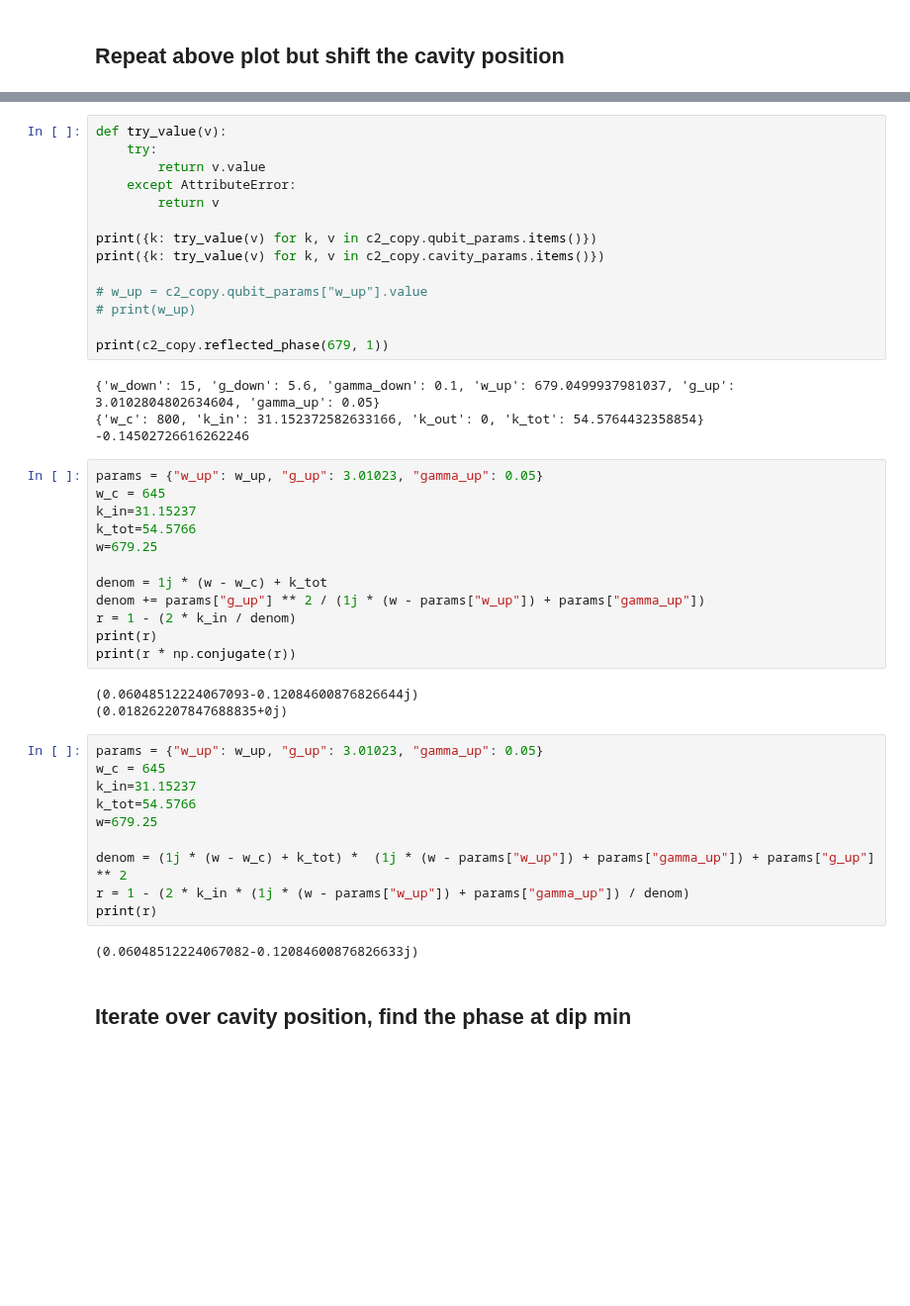
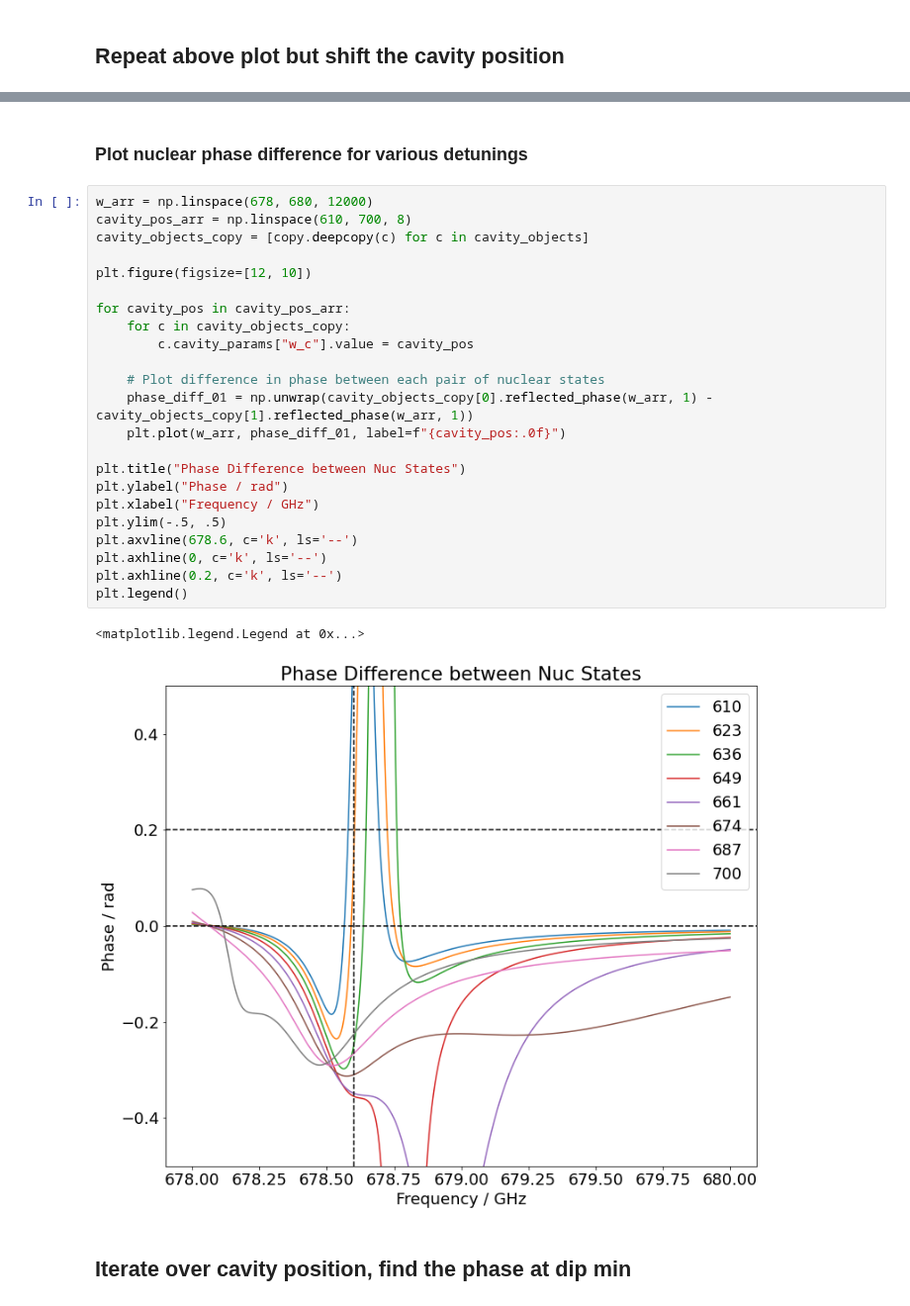
Before and after one commit to huanyanqi/siv-cqed-model, a Jupyter notebook: notebooks/20210907_DiosBLBb02_test_detuning.ipynb, the cells around one changed output, grey strips where cells are left out. Shown at 99% size. Cells and saved outputs as stored; diff of their text form; blank space fills up the shorter version.

```diff
--- a/notebooks/20210907_DiosBLBb02_test_detuning.ipynb
+++ b/notebooks/20210907_DiosBLBb02_test_detuning.ipynb
@@ -365,47 +258,30 @@ for idx, wc_val in enumerate(wc_arr):
-# %%
-def try_value(v):
-    try:
-        return v.value
-    except AttributeError:
-        return v
-
-print({k: try_value(v) for k, v in c2_copy.qubit_params.items()})
-print({k: try_value(v) for k, v in c2_copy.cavity_params.items()})
-
-# w_up = c2_copy.qubit_params["w_up"].value
-# print(w_up)
-
-print(c2_copy.reflected_phase(679, 1))
-# %% [output]
-{'w_down': 15, 'g_down': 5.6, 'gamma_down': 0.1, 'w_up': 679.0499937981037, 'g_up': 3.0102804802634604, 'gamma_up': 0.05}
-{'w_c': 800, 'k_in': 31.152372582633166, 'k_out': 0, 'k_tot': 54.5764432358854}
--0.14502726616262246
-# %%
-params = {"w_up": w_up, "g_up": 3.01023, "gamma_up": 0.05}
-w_c = 645
-k_in=31.15237
-k_tot=54.5766
-w=679.25
-
-denom = 1j * (w - w_c) + k_tot
-denom += params["g_up"] ** 2 / (1j * (w - params["w_up"]) + params["gamma_up"])
-r = 1 - (2 * k_in / denom)
-print(r)
-print(r * np.conjugate(r))
-# %% [output]
-(0.06048512224067093-0.12084600876826644j)
-(0.018262207847688835+0j)
-# %%
-params = {"w_up": w_up, "g_up": 3.01023, "gamma_up": 0.05}
-w_c = 645
-k_in=31.15237
-k_tot=54.5766
-w=679.25
-
-denom = (1j * (w - w_c) + k_tot) *  (1j * (w - params["w_up"]) + params["gamma_up"]) + params["g_up"] ** 2
-r = 1 - (2 * k_in * (1j * (w - params["w_up"]) + params["gamma_up"]) / denom)
-print(r)
-# %% [output]
-(0.06048512224067082-0.12084600876826633j)
+# %% [markdown]
+### Plot nuclear phase difference for various detunings
+# %%
+w_arr = np.linspace(678, 680, 12000)
+cavity_pos_arr = np.linspace(610, 700, 8)
+cavity_objects_copy = [copy.deepcopy(c) for c in cavity_objects]
+
+plt.figure(figsize=[12, 10])
+
+for cavity_pos in cavity_pos_arr:
+    for c in cavity_objects_copy:
+        c.cavity_params["w_c"].value = cavity_pos
+
+    # Plot difference in phase between each pair of nuclear states
+    phase_diff_01 = np.unwrap(cavity_objects_copy[0].reflected_phase(w_arr, 1) - cavity_objects_copy[1].reflected_phase(w_arr, 1))
+    plt.plot(w_arr, phase_diff_01, label=f"{cavity_pos:.0f}")
+
+plt.title("Phase Difference between Nuc States")
+plt.ylabel("Phase / rad")
+plt.xlabel("Frequency / GHz")
+plt.ylim(-.5, .5)
+plt.axvline(678.6, c='k', ls='--')
+plt.axhline(0, c='k', ls='--')
+plt.axhline(0.2, c='k', ls='--')
+plt.legend()
+# %% [output]
+<matplotlib.legend.Legend at 0x...>
+[figure, added]
 # %% [markdown]
 ## Iterate over cavity position, find the phase at dip min
```
Also changed, not shown: parts of 17 cells of this notebook.
